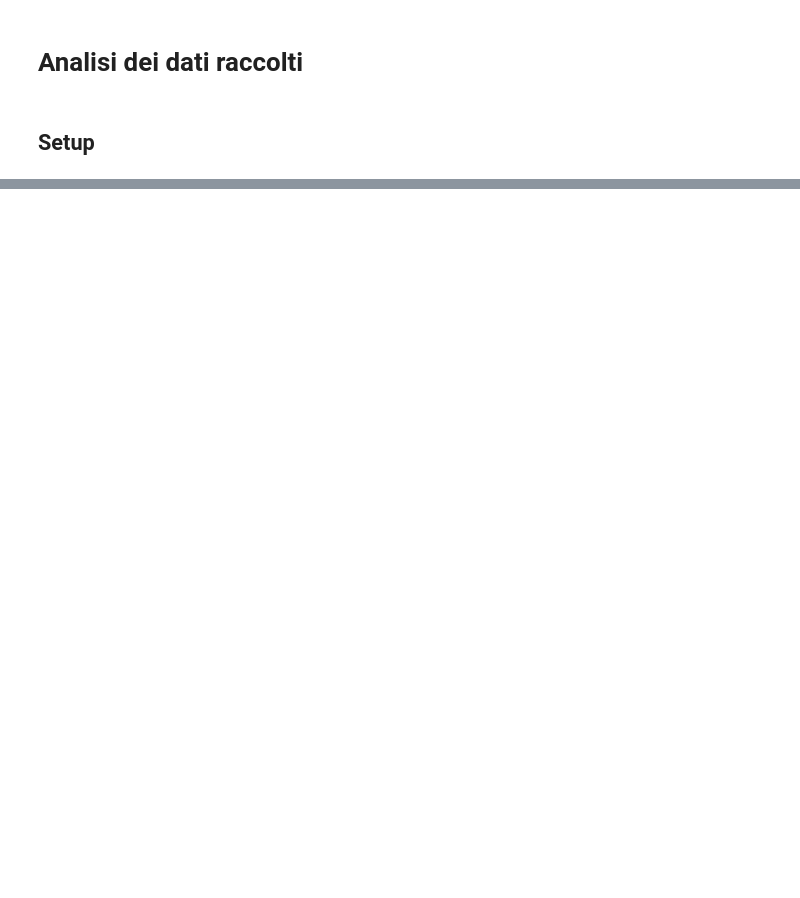
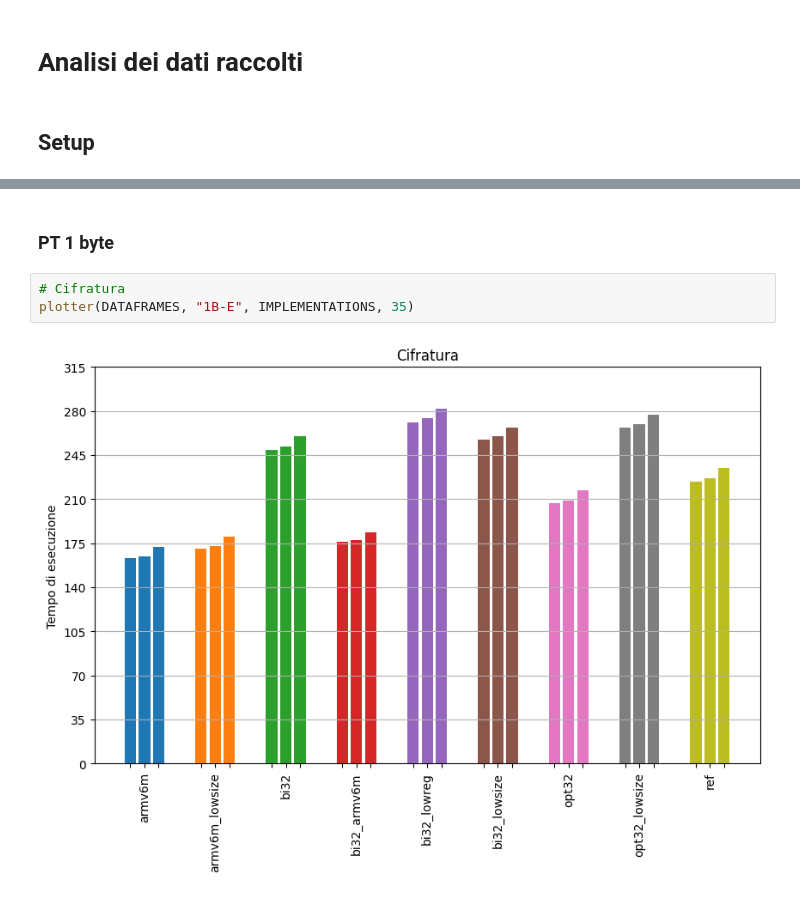
Before and after one commit to MattiaOldani/Tirocinio-ASCON, a Jupyter notebook: adafruit/crypto_aead/notebook/ascon128av12.ipynb, the cells around one changed output, grey strips where cells are left out. Saved outputs shown, nothing was run; the diff lists cells and outputs as text; blank space fills up the shorter version.

```diff
--- a/adafruit/crypto_aead/notebook/ascon128av12.ipynb
+++ b/adafruit/crypto_aead/notebook/ascon128av12.ipynb
@@ -1083,0 +78,7 @@ Varianza: 17.639990990990995
+# %% [markdown]
+### PT 1 byte
+# %%
+# Cifratura
+plotter(DATAFRAMES, "1B-E", IMPLEMENTATIONS, 35)
+# %% [output]
+[figure, added]
```
Also changed, not shown: parts of 112 cells of this notebook, 4 other files.
